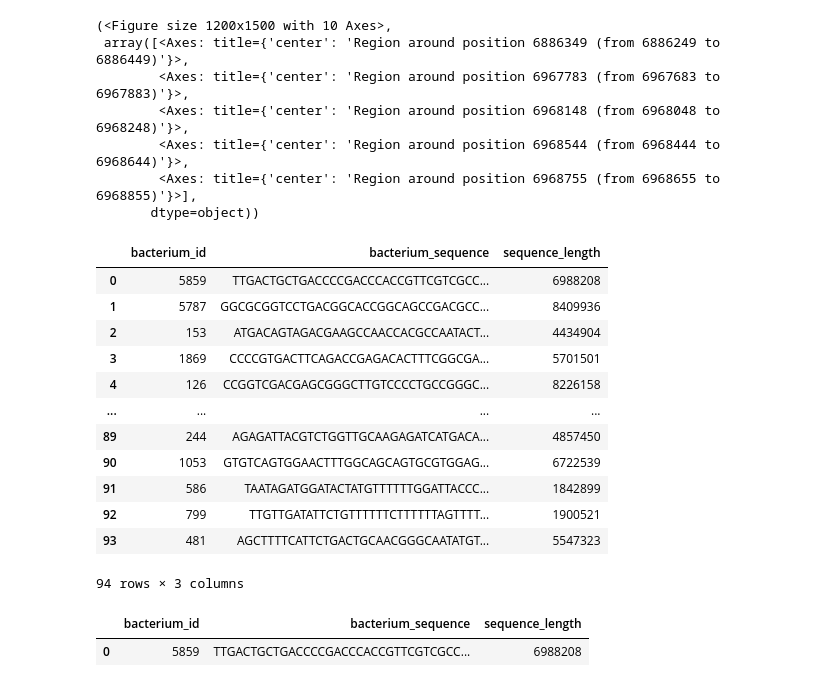
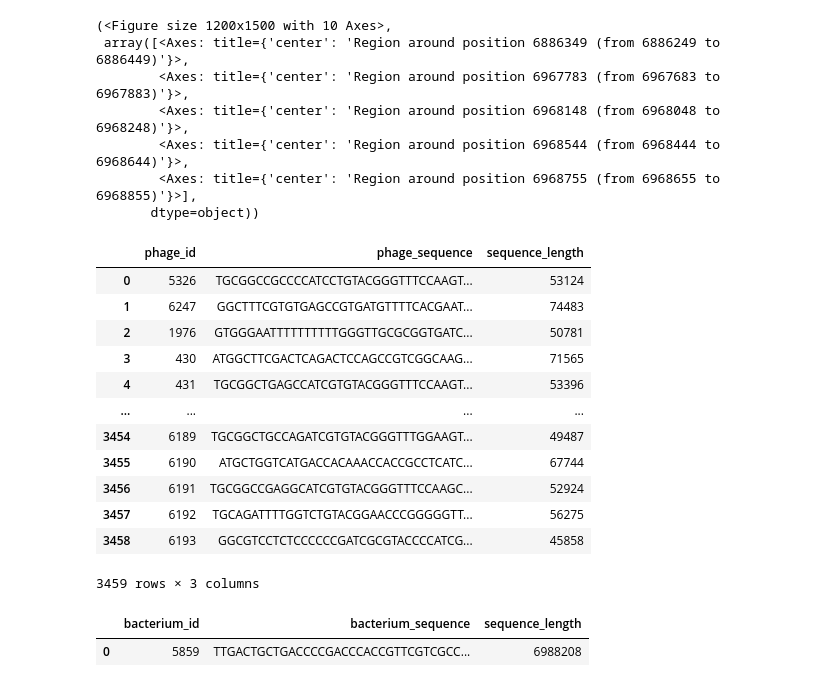
Before and after one commit to arthurbabey/gradcam1D, a Jupyter notebook: keras2torch.ipynb, the cells around one changed output. Cells and saved outputs as stored; diff of their text form; code cells hidden in the pictures.

```diff
--- a/keras2torch.ipynb
+++ b/keras2torch.ipynb
@@ -287,22 +338,22 @@ plot_top_k_gradcam_regions(bact_seq[:6988208], attribution_guided_scaled[:698820
         <Axes: title={'center': 'Region around position 6968544 (from 6968444 to 6968644)'}>,
         <Axes: title={'center': 'Region around position 6968755 (from 6968655 to 6968855)'}>],
        dtype=object))
-# %%
-bacteria_df
-# %% [output]
-|  | bacterium_id | bacterium_sequence | sequence_length |
-| 0 | 5859 | TTGACTGCTGACCCCGACCCACCGTTCGTCGCC... | 6988208 |
-| 1 | 5787 | GGCGCGGTCCTGACGGCACCGGCAGCCGACGCC... | 8409936 |
-| 2 | 153 | ATGACAGTAGACGAAGCCAACCACGCCAATACT... | 4434904 |
-| 3 | 1869 | CCCCGTGACTTCAGACCGAGACACTTTCGGCGA... | 5701501 |
-| 4 | 126 | CCGGTCGACGAGCGGGCTTGTCCCCTGCCGGGC... | 8226158 |
-| ... | ... | ... | ... |
-| 89 | 244 | AGAGATTACGTCTGGTTGCAAGAGATCATGACA... | 4857450 |
-| 90 | 1053 | GTGTCAGTGGAACTTTGGCAGCAGTGCGTGGAG... | 6722539 |
-| 91 | 586 | TAATAGATGGATACTATGTTTTTTGGATTACCC... | 1842899 |
-| 92 | 799 | TTGTTGATATTCTGTTTTTTCTTTTTTAGTTTT... | 1900521 |
-| 93 | 481 | AGCTTTTCATTCTGACTGCAACGGGCAATATGT... | 5547323 |
-94 rows × 3 columns
+# %%
+phages_df
+# %% [output]
+|  | phage_id | phage_sequence | sequence_length |
+| 0 | 5326 | TGCGGCCGCCCCATCCTGTACGGGTTTCCAAGT... | 53124 |
+| 1 | 6247 | GGCTTTCGTGTGAGCCGTGATGTTTTCACGAAT... | 74483 |
+| 2 | 1976 | GTGGGAATTTTTTTTTTGGGTTGCGCGGTGATC... | 50781 |
+| 3 | 430 | ATGGCTTCGACTCAGACTCCAGCCGTCGGCAAG... | 71565 |
+| 4 | 431 | TGCGGCTGAGCCATCGTGTACGGGTTTCCAAGT... | 53396 |
+| ... | ... | ... | ... |
+| 3454 | 6189 | TGCGGCTGCCAGATCGTGTACGGGTTTGGAAGT... | 49487 |
+| 3455 | 6190 | ATGCTGGTCATGACCACAAACCACCGCCTCATC... | 67744 |
+| 3456 | 6191 | TGCGGCCGAGGCATCGTGTACGGGTTTCCAAGC... | 52924 |
+| 3457 | 6192 | TGCAGATTTTGGTCTGTACGGAACCCGGGGGTT... | 56275 |
+| 3458 | 6193 | GGCGTCCTCTCCCCCCGATCGCGTACCCCATCG... | 45858 |
+3459 rows × 3 columns
 # %%
 bacteria_df[bacteria_df['bacterium_sequence'].str[:1000] == bact_seq[:1000]]
 # %% [output]
```
Also changed, not shown: parts of 28 cells of this notebook, 9 other files.
